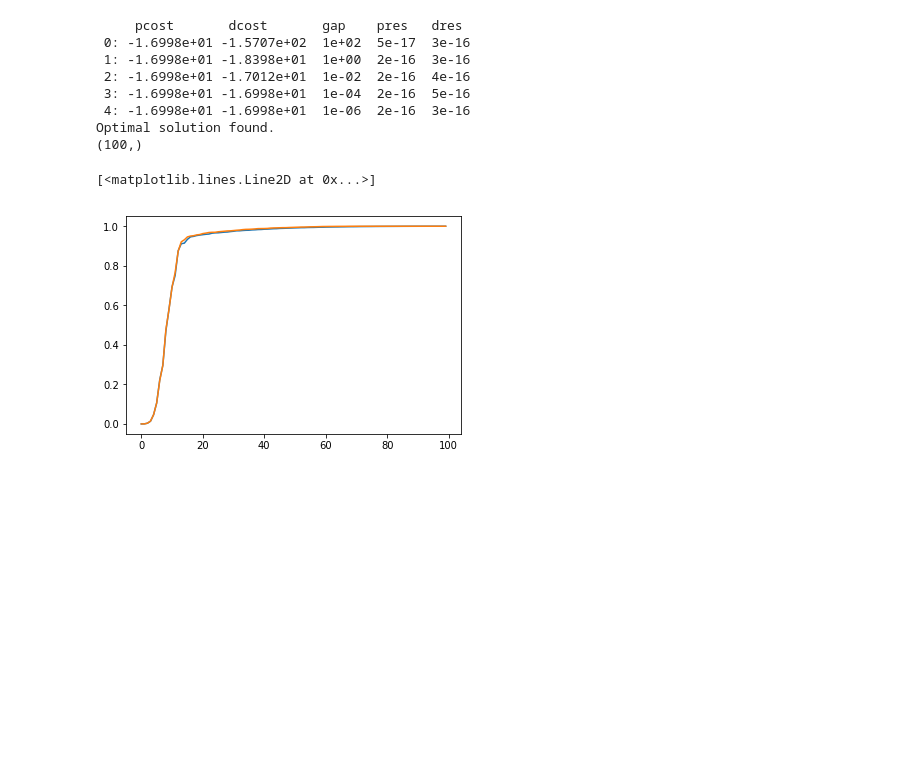
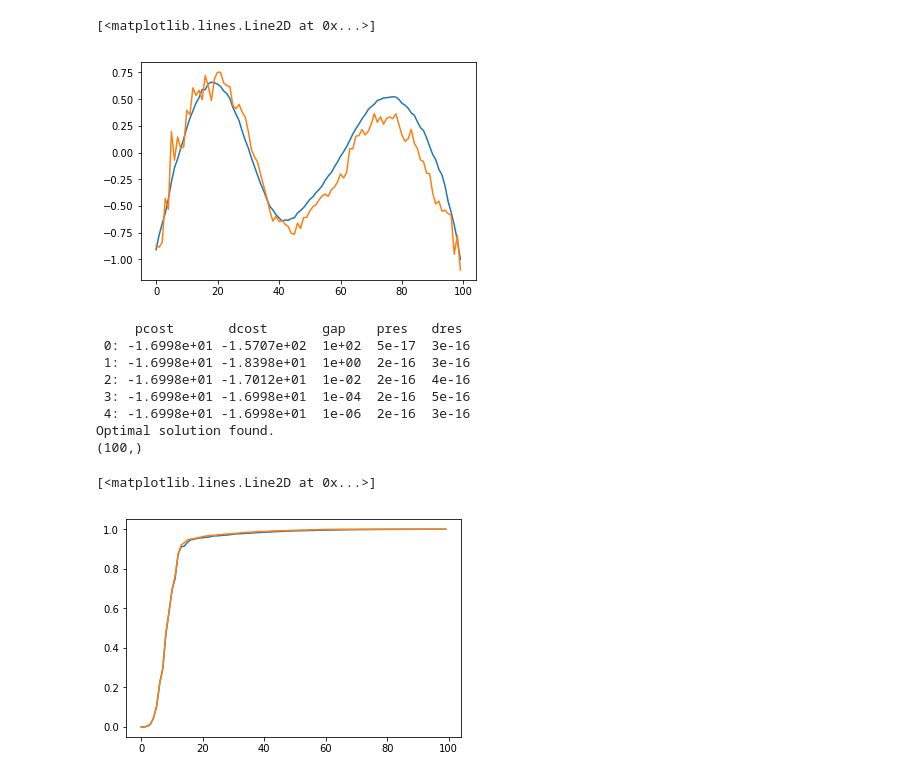
Before and after one commit to scottcantreid/PINT, a Jupyter notebook: Error Operator Algebra.ipynb, the cells around one changed output. Cells and saved outputs as stored; diff of their text form; code cells hidden in the pictures; blank space fills up the shorter version.

```diff
--- a/Error Operator Algebra.ipynb
+++ b/Error Operator Algebra.ipynb
@@ -59,3 +155,17 @@ TypeError: NumPy boolean array indexing assignment requires a 0 or 1-dimensional
+# %%
+def get_d_from_D(d, N, order, T):
+    dd = np.zeros(N)
+    for k in range(order + 1):
+        dd += np.power(T, k) * d[k*N:(k+1)*N]
+    return dd
+# %%
+t = 31
+T_exact = Tarr[t]
+plt.plot(f)
+plt.plot(tc.A[:,:,t] @ get_d_from_D(d, 100, 1, Tarr[t]-20))
+# %% [output]
+[<matplotlib.lines.Line2D at 0x...>]
+[figure, added]
 # %%
 f = np.power(iin, 1)
 d = tc.decode_cvx(f)
```
Also changed, not shown: parts of 9 cells of this notebook, 1 other file.
